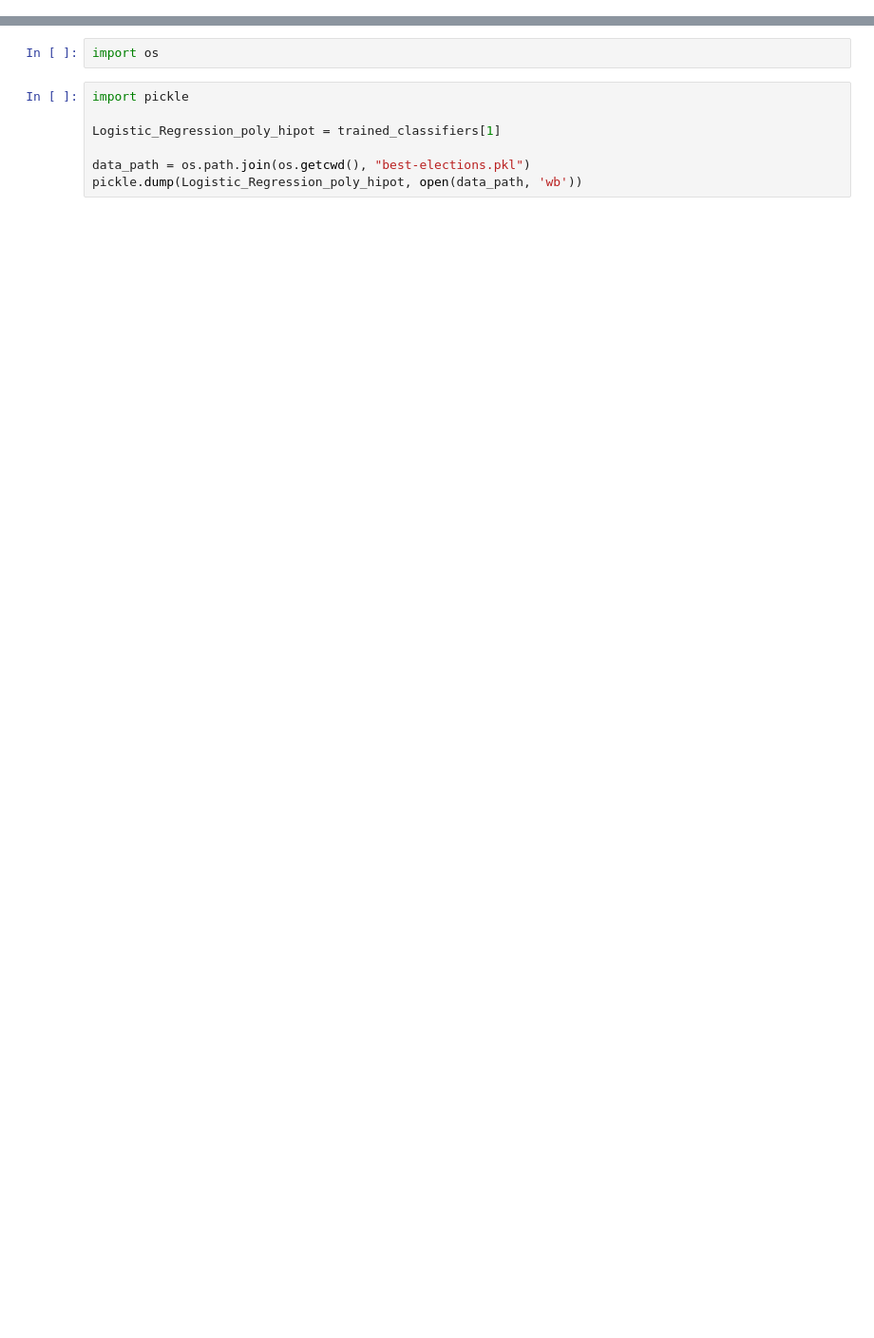
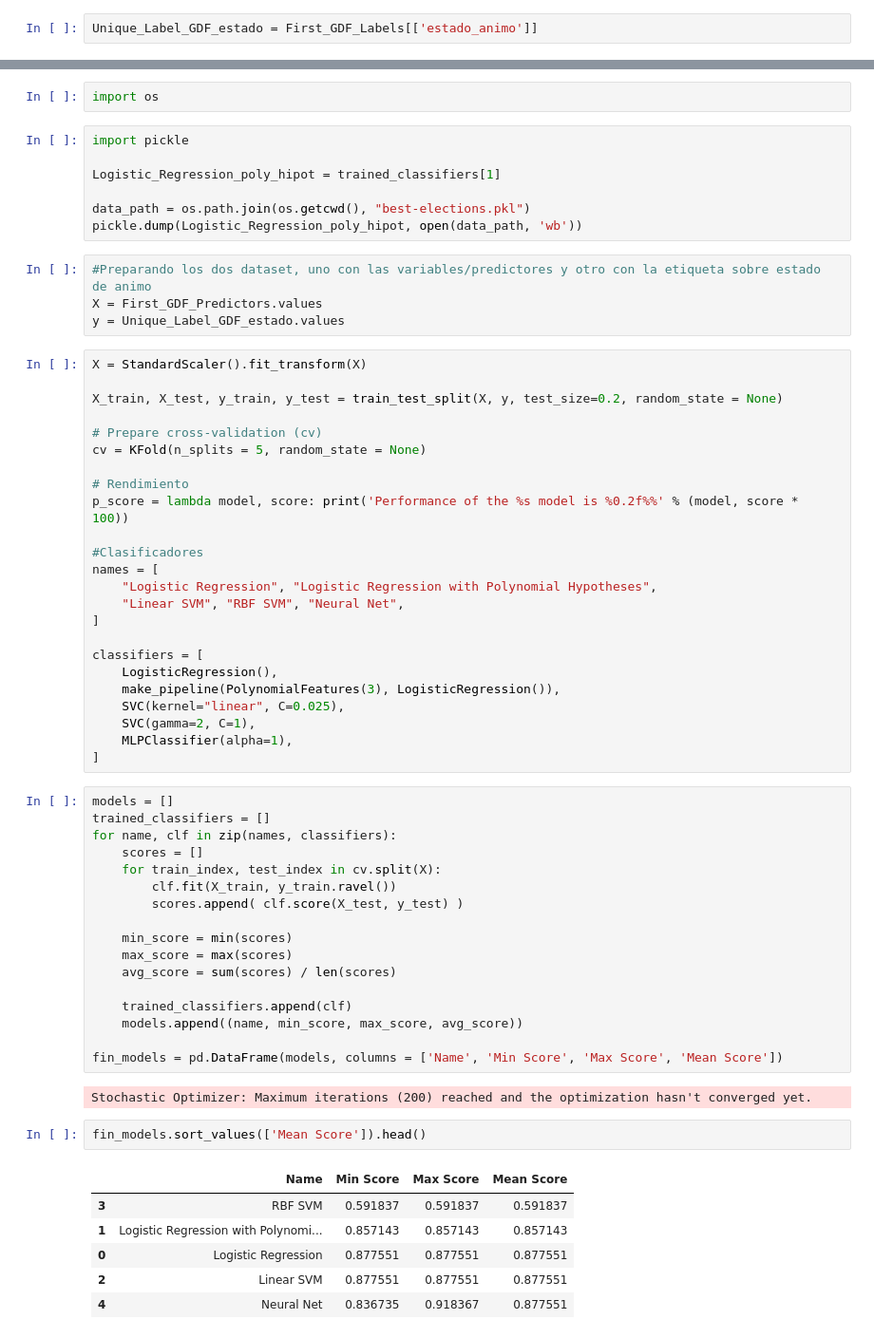
Before and after one commit to UrtziFM/TFM-How-AI-can-finish-with-politicians, a Jupyter notebook: 2.Step-Learning_firstGDF .ipynb, the cells around one changed output, grey strips where cells are left out. Shown at 95% size. Cells and saved outputs as stored; diff of their text form; blank space fills up the shorter version.

```diff
--- a/2.Step-Learning_firstGDF .ipynb
+++ b/2.Step-Learning_firstGDF .ipynb
@@ -33,3 +33,5 @@ First_GDF_Labels = First_GDF[['2011_partic', 'estado_animo', 'satisfaccion_ocio'
                              , 'satisfaccion_vida']]
 # %%
 Unique_Label_GDF = First_GDF_Labels[['2011_partic']]
+# %%
+Unique_Label_GDF_estado = First_GDF_Labels[['estado_animo']]
@@ -213,3 +219,59 @@ Logistic_Regression_poly_hipot = trained_classifiers[1]
 
 data_path = os.path.join(os.getcwd(), "best-elections.pkl")
 pickle.dump(Logistic_Regression_poly_hipot, open(data_path, 'wb'))
+# %%
+#Preparando los dos dataset, uno con las variables/predictores y otro con la etiqueta sobre estado de animo
+X = First_GDF_Predictors.values
+y = Unique_Label_GDF_estado.values
+# %%
+X = StandardScaler().fit_transform(X)
+
+X_train, X_test, y_train, y_test = train_test_split(X, y, test_size=0.2, random_state = None)
+
+# Prepare cross-validation (cv)
+cv = KFold(n_splits = 5, random_state = None)
+
+# Rendimiento
+p_score = lambda model, score: print('Performance of the %s model is %0.2f%%' % (model, score * 100))
+
+#Clasificadores
+names = [
+    "Logistic Regression", "Logistic Regression with Polynomial Hypotheses",
+    "Linear SVM", "RBF SVM", "Neural Net",
+]
+
+classifiers = [
+    LogisticRegression(),
+    make_pipeline(PolynomialFeatures(3), LogisticRegression()),
+    SVC(kernel="linear", C=0.025),
+    SVC(gamma=2, C=1),
+    MLPClassifier(alpha=1),
+]
+# %%
+models = []
+trained_classifiers = []
+for name, clf in zip(names, classifiers):
+    scores = []
+    for train_index, test_index in cv.split(X):
+        clf.fit(X_train, y_train.ravel())
+        scores.append( clf.score(X_test, y_test) )
+
+    min_score = min(scores)
+    max_score = max(scores)
+    avg_score = sum(scores) / len(scores)
+
+    trained_classifiers.append(clf)
+    models.append((name, min_score, max_score, avg_score))
+
+fin_models = pd.DataFrame(models, columns = ['Name', 'Min Score', 'Max Score', 'Mean Score'])
+# %% [output]
+Stochastic Optimizer: Maximum iterations (200) reached and the optimization hasn't converged yet.
+# %%
+fin_models.sort_values(['Mean Score']).head()
+# %% [output]
+|  | Name | Min Score | Max Score | Mean Score |
+| 3 | RBF SVM | 0.591837 | 0.591837 | 0.591837 |
+| 1 | Logistic Regression with Polynomi... | 0.857143 | 0.857143 | 0.857143 |
+| 0 | Logistic Regression | 0.877551 | 0.877551 | 0.877551 |
+| 2 | Linear SVM | 0.877551 | 0.877551 | 0.877551 |
+| 4 | Neural Net | 0.836735 | 0.918367 | 0.877551 |
```
Also changed, not shown: parts of 7 cells of this notebook.
